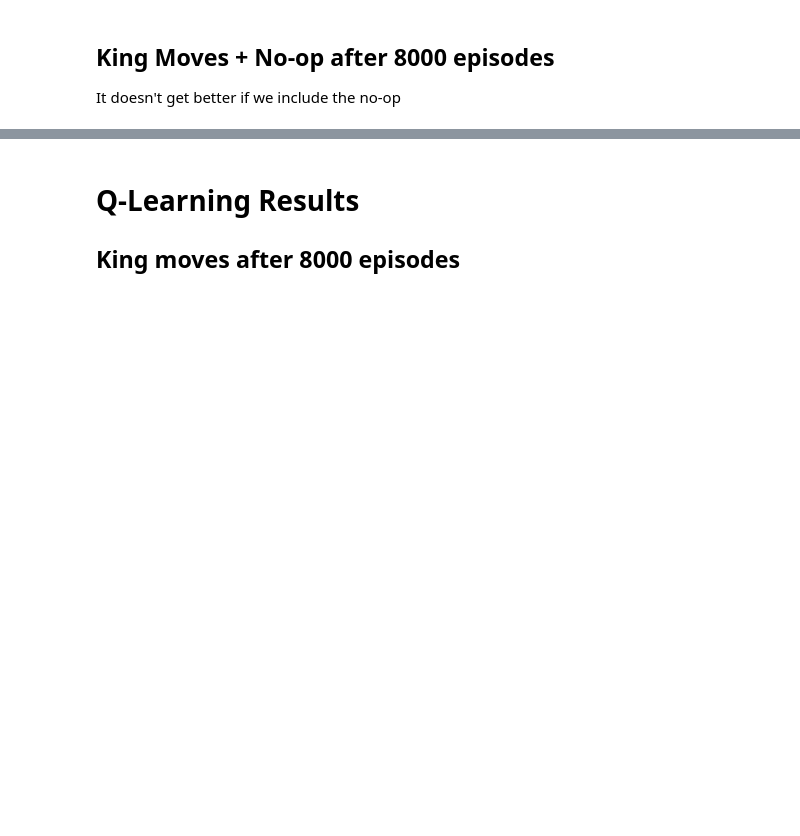
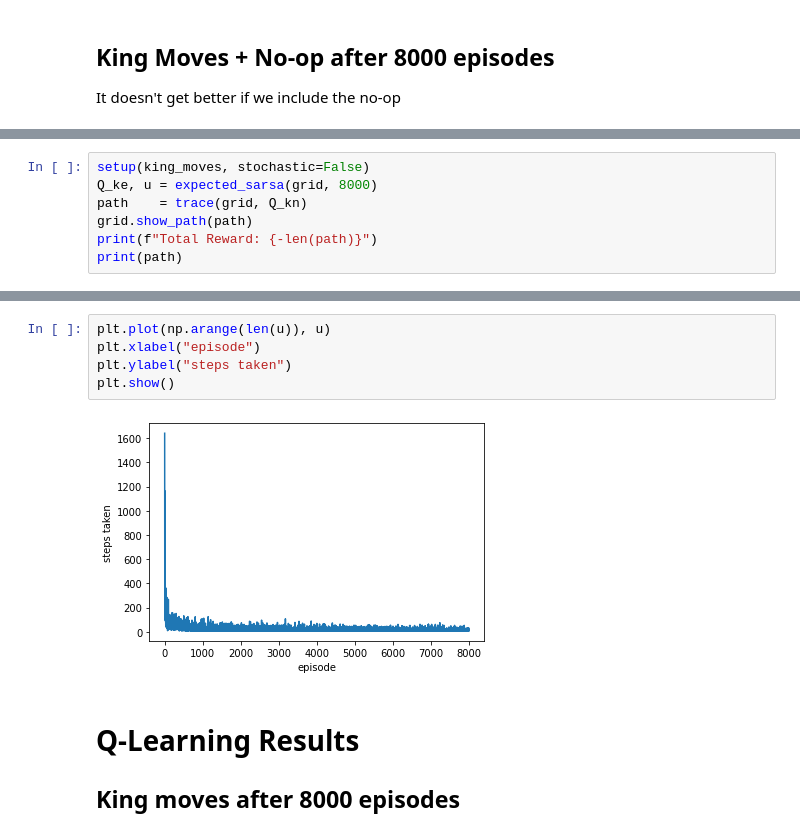
Before and after one commit to MaraTomasek/ML-Notebooks, a Jupyter notebook: Reinforcement_Learning/SARSA_QLearning.ipynb, the cells around one changed output, grey strips where cells are left out. Drawn from its saved outputs; the diff is of its cells as text; blank space fills up the shorter version.

Commit message:
added expected_sarsa functionality

```diff
--- a/Reinforcement_Learning/SARSA_QLearning.ipynb
+++ b/Reinforcement_Learning/SARSA_QLearning.ipynb
@@ -333,0 +390,7 @@ Total Reward: -7
+# %%
+setup(king_moves, stochastic=False)
+Q_ke, u = expected_sarsa(grid, 8000)
+path    = trace(grid, Q_kn)
+grid.show_path(path)
+print(f"Total Reward: {-len(path)}")
+print(path)
@@ -334,3 +401,10 @@ Total Reward: -7
+# %%
+plt.plot(np.arange(len(u)), u)
+plt.xlabel("episode")
+plt.ylabel("steps taken")
+plt.show()
+# %% [output]
+[figure, added]
 # %% [markdown]
 # Q-Learning Results
 ## King moves after 8000 episodes
```
Also changed, not shown: parts of 10 cells of this notebook.
